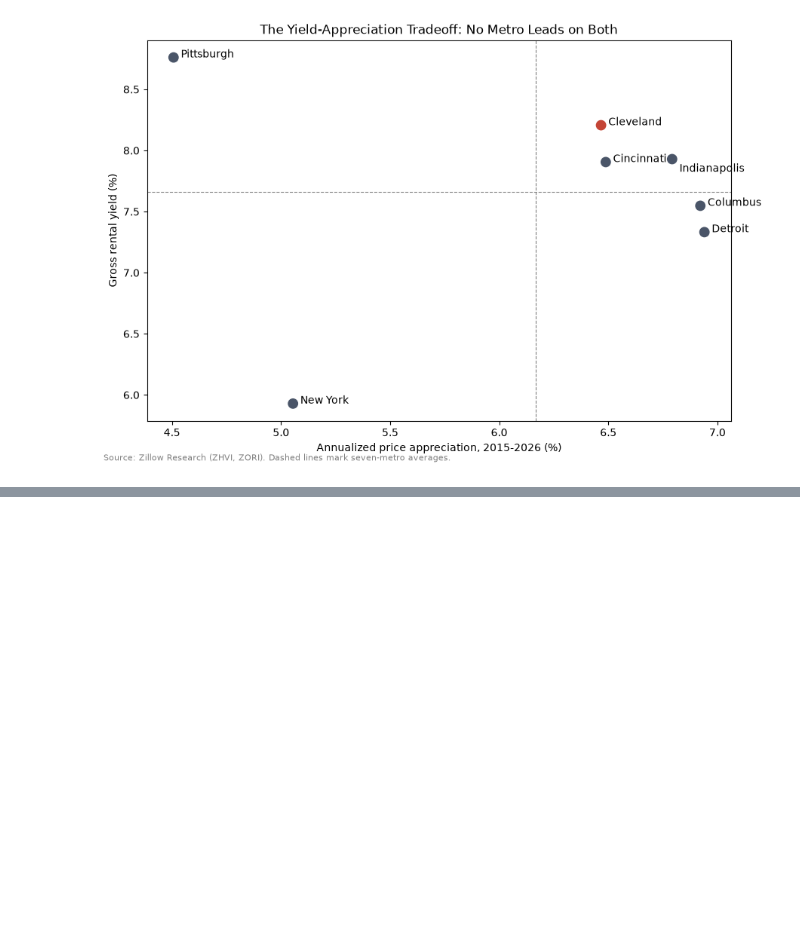
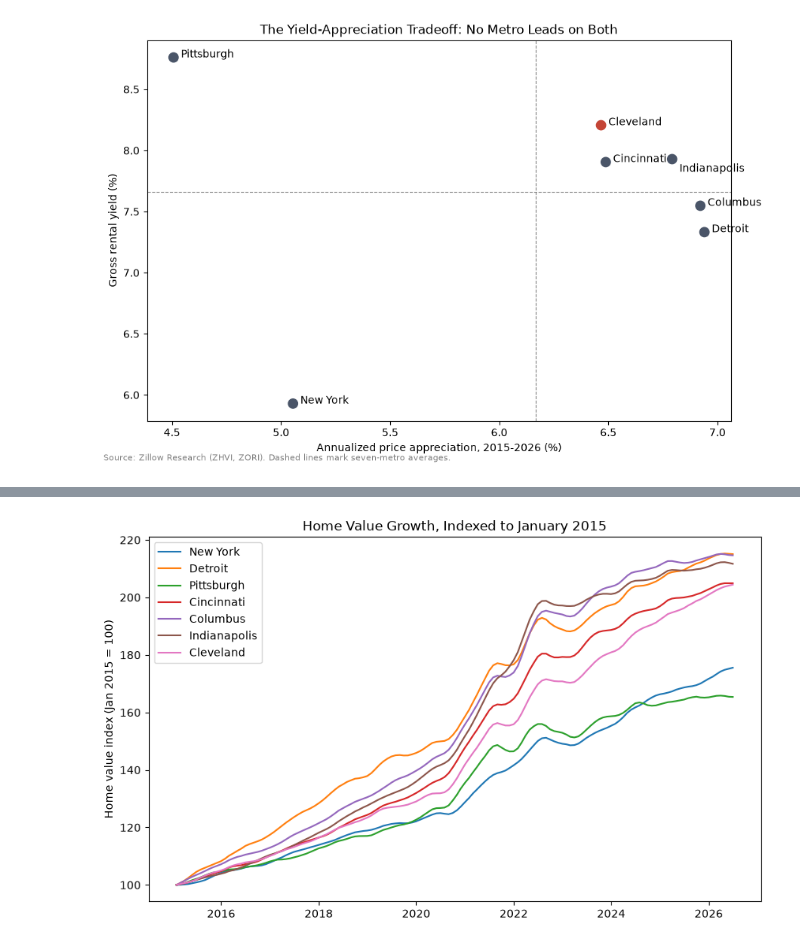
Before and after one commit to mrudangjikar/metro-housing-analysis, a Jupyter notebook: notebooks/metro_analysis.ipynb, the cells around one changed output, grey strips where cells are left out. Saved outputs shown, nothing was run; the diff lists cells and outputs as text; code cells hidden in the pictures; blank space fills up the shorter version.

Commit message:
Add indexed growth time series chart

```diff
--- a/notebooks/metro_analysis.ipynb
+++ b/notebooks/metro_analysis.ipynb
@@ -533,3 +533,6 @@ plt.savefig("../charts/yield_vs_appreciation.png", dpi=150, bbox_inches="tight")
 plt.show()
 # %% [output]
 [figure]
+# %%
+df["indexed_value"] = df.groupby("RegionName")["home_value"].transform(lambda x: x / x.iloc[0] * 100)
+df[["RegionName", "date", "home_value", "indexed_value"]].head()
@@ -535,0 +546,14 @@ plt.show()
+# %%
+plt.figure(figsize=(10, 6))
+
+for metro in summary["short_name"]:
+    metro_data = df[df["RegionName"].str.startswith(metro)]
+    plt.plot(metro_data["date"], metro_data["indexed_value"], label=metro)
+
+plt.legend()
+plt.xlabel("")
+plt.ylabel("Home value index (Jan 2015 = 100)")
+plt.title("Home Value Growth, Indexed to January 2015")
+plt.show()
+# %% [output]
+[figure, added]
```
Also changed, not shown: parts of 3 cells of this notebook, 1 other file.
